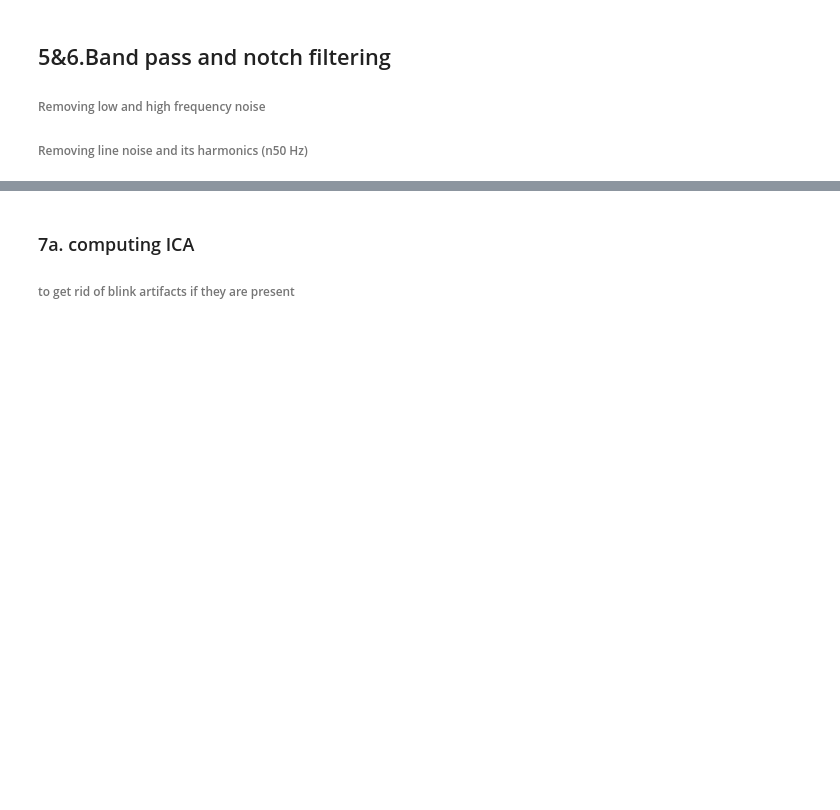
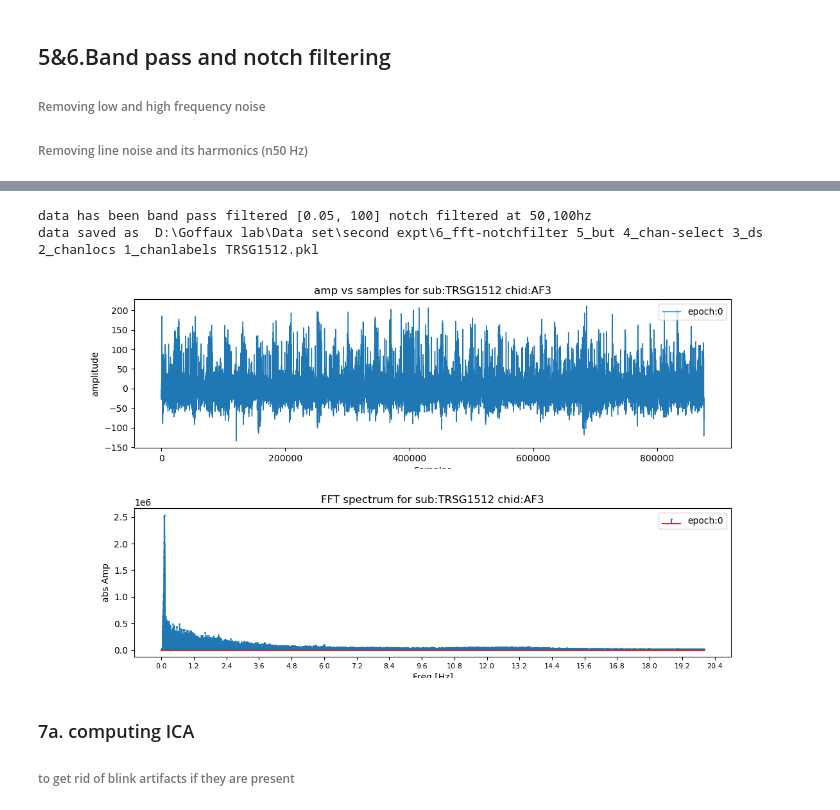
Before and after one commit to Bhargaverahkap/FPVS-Pypeline, a Jupyter notebook: FPVS_pypeline.ipynb, the cells around one changed output, grey strips where cells are left out. Cells and saved outputs as stored; diff of their text form; code cells hidden in the pictures; blank space fills up the shorter version.

```diff
--- a/FPVS_pypeline.ipynb
+++ b/FPVS_pypeline.ipynb
@@ -230,12 +309,25 @@ KeyError: 0
 # %%
 #4. delete exg and status channels:
+# del mat_data
+# del meta_data
+# matfilepath = Path("D:\Goffaux lab\Data set\\new_data\\3_ds 2_chanlocs 1_chanlabels MAGE1712.npy")
+# mat_data = np.load(matfilepath)
+
+# metafilepath = matfilepath.with_suffix(".pkl")
+# meta_data = cf.loadMetadata(metafilepath)
+
 labels = meta_data["chanlocs"]["labels"]
 exgindices = np.where(np.char.find(np.char.lower(labels), 'ex') != -1)[0]
 statindice = np.where(np.char.find(np.char.lower(labels), 'status') != -1)[0]
 
+noincludeexgindices7 = np.where(np.char.find(np.char.lower(labels), 'exg7') != -1)[0]
+noincludeexgindices8 = np.where(np.char.find(np.char.lower(labels), 'exg8') != -1)[0]
+noincludeind = np.concatenate((noincludeexgindices7,noincludeexgindices8),axis = 0)
+noincludech = [meta_data["chanlocs"]["labels"][i] for i in noincludeind]
+
 todeletechid = np.union1d(exgindices, statindice)
+todeletechid = np.setdiff1d(todeletechid,noincludeind)
 todeletechid = todeletechid.astype(int)
-
 mask = np.ones(len(labels), dtype=bool)
 mask[todeletechid] = False
 
@@ -253,8 +345,8 @@ meta_data = cf.updatemetadataHistory(meta_data,"4_chan-select")
 metafilepath = metafilepath.with_name("4_chan-select " + metafilepath.stem)
 matfilepath = matfilepath.with_name("4_chan-select " + matfilepath.stem)
 cf.saveMetadata(meta_data,metafilepath)
-
 np.save(matfilepath, mat_data)
 print("channels being deleted are: ", meta_data["deleted_chnames"])
+print("EXG channels not being deleted are: ", noincludech)
 print("\ndata saved in ",metafilepath)
 # %% [output]
@@ -320,3 +361,56 @@ data saved as  D:\Goffaux lab\Data set\Python_CSVfiles\6_fft-notchfilter 5_but 4
+# %%
+#5. bandpass and 6. notch filtering
+#declaring params
+fs = (meta_data["fs"])
+lowcut = 0.05
+highcut = 100
+order = 4
+nch = mat_data.shape[1]
+notch_param = [50,100]
+
+# Design Butterworth bandpass filter
+slope = 2
+nyquist = 0.5 * fs
+low = lowcut / nyquist
+high = highcut / nyquist
+b, a = butter(order, [low, high], btype='band')
+bn, an = iirnotch(notch_param[0], slope, fs)
+bn2, an2 = iirnotch(notch_param[1], slope, fs)
+filt_data = np.zeros(mat_data.shape)
+
+# Apply filter
+for chid in range(0, nch, 1):
+    signal = mat_data[:, chid]
+    filtered_signal = filtfilt(b, a, signal)  # bandpass filtering
+    filtered_signal2 = filtfilt(bn, an, filtered_signal)  # 50hz notch filtering
+    filtered_signal3 = filtfilt(bn2, an2, filtered_signal2)  # 100hz notch filtering
+    filt_data[:, chid] = filtered_signal3
+
+meta_data["bandpass filter param"] =  [lowcut, highcut, order]
+meta_data["notch filter param"] =  [notch_param, slope]
+meta_data["fields"].update({"bandpass filter param": "low cutoff, high cutoff, filter order" , "notch filter param": "frequencies filtered out, slope of the filter"})
+
+mat_data = filt_data.copy()
+del filt_data
+
+metafilepath = metafilepath.with_name("6_fft-notchfilter 5_but " + metafilepath.stem )
+matfilepath = matfilepath.with_name("6_fft-notchfilter 5_but " + matfilepath.stem)
+cf.saveMetadata(meta_data,metafilepath)
+
+np.save(matfilepath, mat_data)
+print("data has been band pass filtered", [lowcut, highcut], "notch filtered at 50,100hz")
+metafilepath = metafilepath.with_suffix(".pkl")
+print("data saved as ", metafilepath)
+# %% [output]
+data has been band pass filtered [0.05, 100] notch filtered at 50,100hz
+data saved as  D:\Goffaux lab\Data set\second expt\6_fft-notchfilter 5_but 4_chan-select 3_ds 2_chanlocs 1_chanlabels TRSG1512.pkl
+# %%
+## plotting the data
+chid=3
+cf.showmeSummaryPlot(mat_data[:,chid-1],fs=np.squeeze(meta_data["fs"]),subjid=subjid,chname=meta_data["chanlocs"]["labels"][chid-1],freqlim=[0,20])
+# %% [output]
+[figure, added]
+[figure, added]
 # %% [markdown]
 ### 7a. computing ICA
 ###### to get rid of blink artifacts if they are present
```
Also changed, not shown: parts of 36 cells of this notebook, 3 other files.
